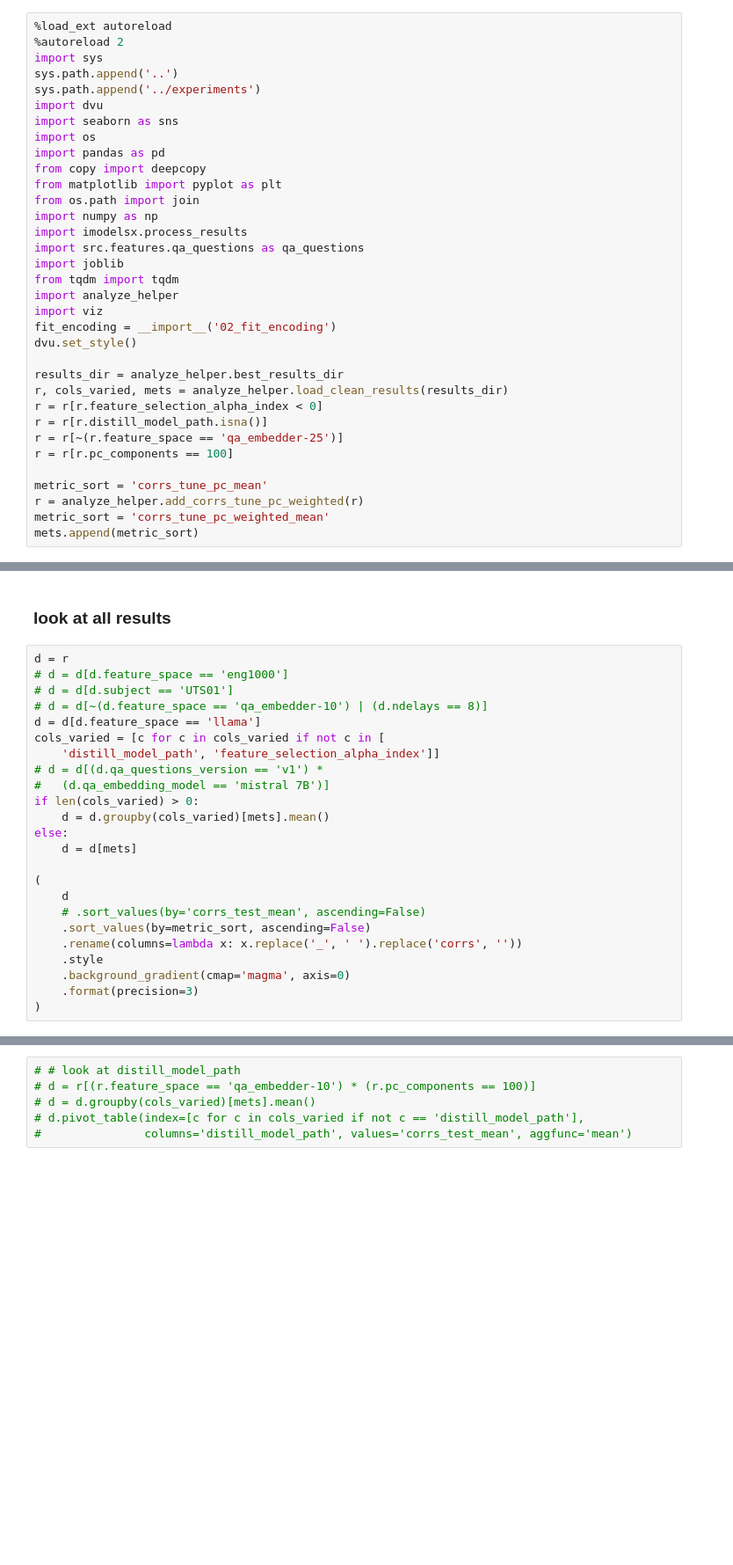
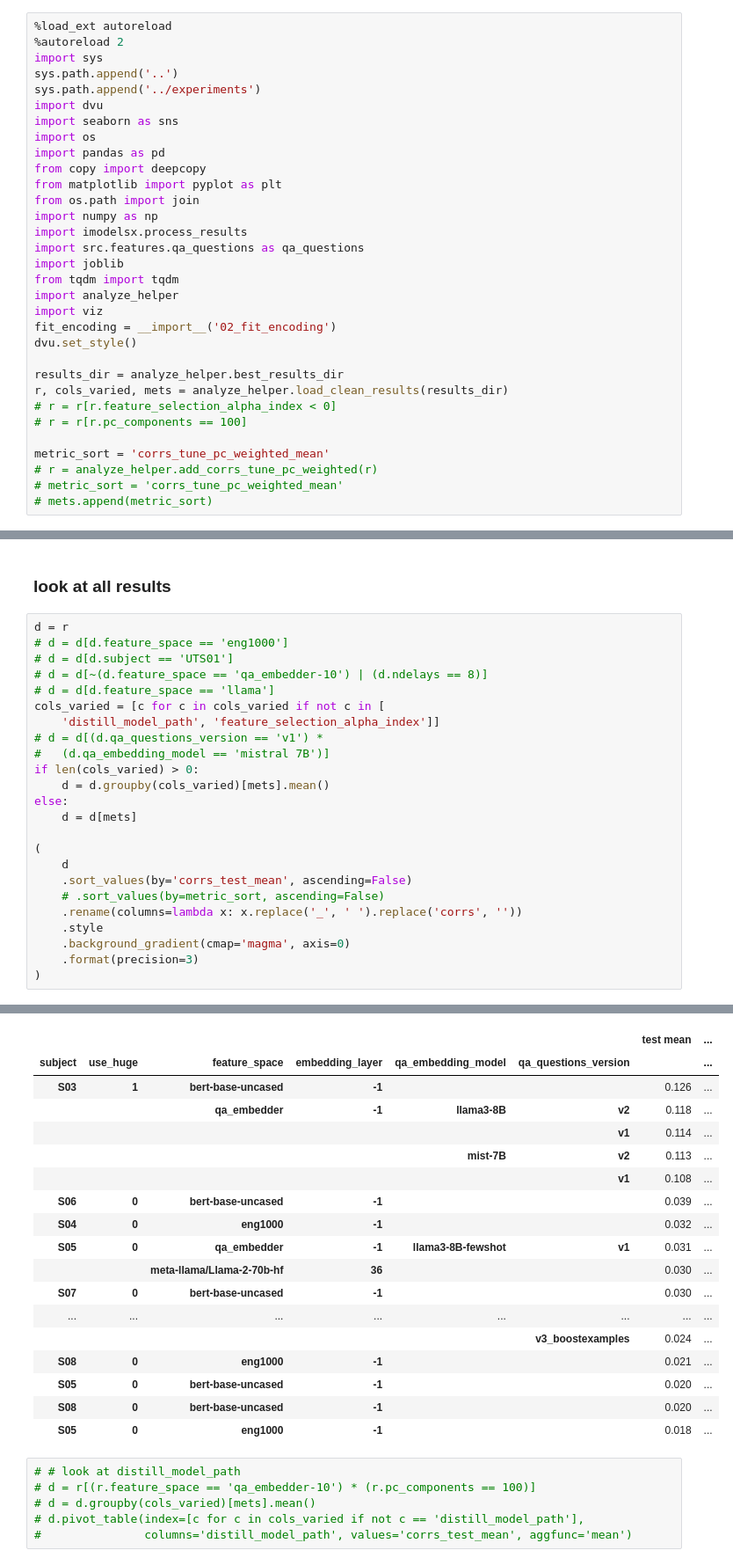
Before and after one commit to csinva/fmri, a Jupyter notebook: notebooks/01_encoding.ipynb, the cells around one changed output, grey strips where cells are left out. Shown at 88% size. Drawn from its saved outputs; the diff is of its cells as text; blank space fills up the shorter version.

```diff
--- a/notebooks/01_encoding.ipynb
+++ b/notebooks/01_encoding.ipynb
@@ -23,15 +23,13 @@ dvu.set_style()
 
 results_dir = analyze_helper.best_results_dir
 r, cols_varied, mets = analyze_helper.load_clean_results(results_dir)
-r = r[r.feature_selection_alpha_index < 0]
-r = r[r.distill_model_path.isna()]
-r = r[~(r.feature_space == 'qa_embedder-25')]
-r = r[r.pc_components == 100]
+# r = r[r.feature_selection_alpha_index < 0]
+# r = r[r.pc_components == 100]
 
-metric_sort = 'corrs_tune_pc_mean'
-r = analyze_helper.add_corrs_tune_pc_weighted(r)
 metric_sort = 'corrs_tune_pc_weighted_mean'
-mets.append(metric_sort)
+# r = analyze_helper.add_corrs_tune_pc_weighted(r)
+# metric_sort = 'corrs_tune_pc_weighted_mean'
+# mets.append(metric_sort)
 # %% [output]
 The autoreload extension is already loaded. To reload it, use:
   %reload_ext autoreload
@@ -263,7 +172,7 @@ d = r
 # d = d[d.feature_space == 'eng1000']
 # d = d[d.subject == 'UTS01']
 # d = d[~(d.feature_space == 'qa_embedder-10') | (d.ndelays == 8)]
-d = d[d.feature_space == 'llama']
+# d = d[d.feature_space == 'llama']
 cols_varied = [c for c in cols_varied if not c in [
     'distill_model_path', 'feature_selection_alpha_index']]
 # d = d[(d.qa_questions_version == 'v1') *
@@ -275,8 +184,8 @@ else:
 
 (
     d
-    # .sort_values(by='corrs_test_mean', ascending=False)
-    .sort_values(by=metric_sort, ascending=False)
+    .sort_values(by='corrs_test_mean', ascending=False)
+    # .sort_values(by=metric_sort, ascending=False)
     .rename(columns=lambda x: x.replace('_', ' ').replace('corrs', ''))
     .style
     .background_gradient(cmap='magma', axis=0)
@@ -287,3 +195,21 @@ ValueError: The column label 'corrs_tune_pc_weighted_mean' is not unique.
+|  |  |  |  |  |  | test mean | ... |
+| subject | use_huge | feature_space | embedding_layer | qa_embedding_model | qa_questions_version |  | ... |
+| S03 | 1 | bert-base-uncased | -1 |  |  | 0.126 | ... |
+|  |  | qa_embedder | -1 | llama3-8B | v2 | 0.118 | ... |
+|  |  |  |  |  | v1 | 0.114 | ... |
+|  |  |  |  | mist-7B | v2 | 0.113 | ... |
+|  |  |  |  |  | v1 | 0.108 | ... |
+| S06 | 0 | bert-base-uncased | -1 |  |  | 0.039 | ... |
+| S04 | 0 | eng1000 | -1 |  |  | 0.032 | ... |
+| S05 | 0 | qa_embedder | -1 | llama3-8B-fewshot | v1 | 0.031 | ... |
+|  |  | meta-llama/Llama-2-70b-hf | 36 |  |  | 0.030 | ... |
+| S07 | 0 | bert-base-uncased | -1 |  |  | 0.030 | ... |
+| ... | ... | ... | ... | ... | ... | ... | ... |
+|  |  |  |  |  | v3_boostexamples | 0.024 | ... |
+| S08 | 0 | eng1000 | -1 |  |  | 0.021 | ... |
+| S05 | 0 | bert-base-uncased | -1 |  |  | 0.020 | ... |
+| S08 | 0 | bert-base-uncased | -1 |  |  | 0.020 | ... |
+| S05 | 0 | eng1000 | -1 |  |  | 0.018 | ... |
 # %%
 # # look at distill_model_path
 # d = r[(r.feature_space == 'qa_embedder-10') * (r.pc_components == 100)]
```
Also changed, not shown: parts of 7 cells of this notebook, 38 other files.
